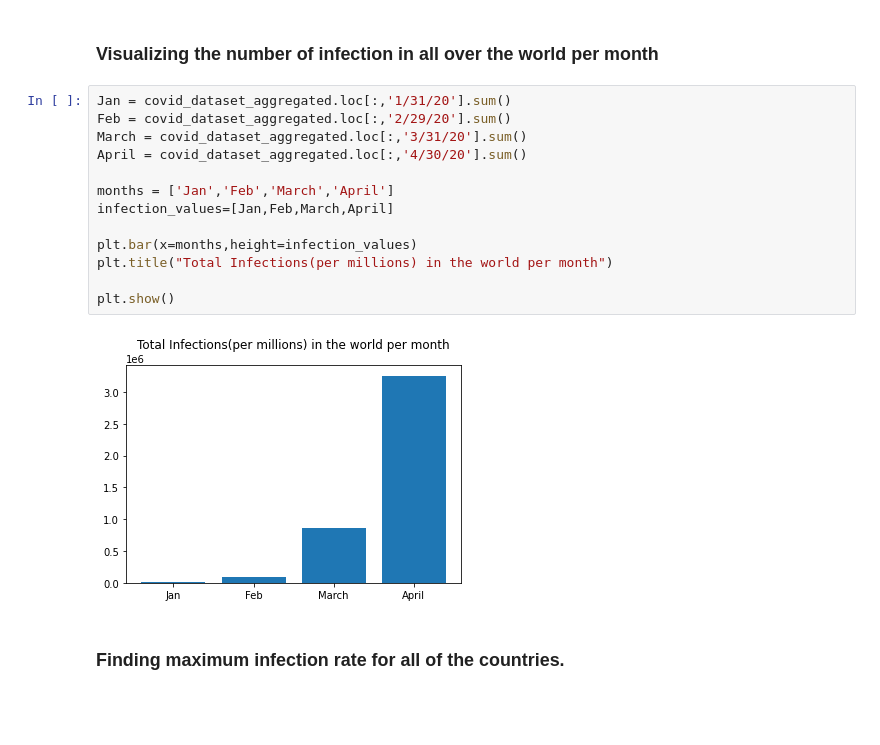
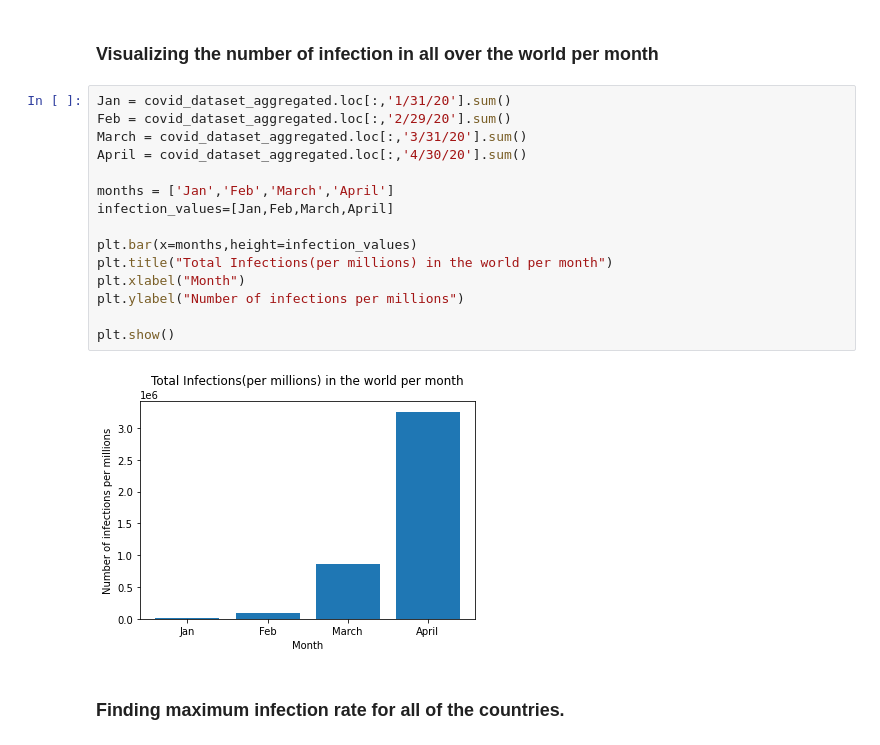
Before and after one commit to AnSaradar/Covid_Analysis, a Jupyter notebook: covid19 data analysis notebook.ipynb, the cells around one changed output. Drawn from its saved outputs; the diff is of its cells as text; blank space fills up the shorter version.

```diff
--- a/covid19 data analysis notebook.ipynb
+++ b/covid19 data analysis notebook.ipynb
@@ -87,18 +92,20 @@ covid_dataset_aggregated.loc['China'].diff().max()
 # %%
 Jan = covid_dataset_aggregated.loc[:,'1/31/20'].sum()
 Feb = covid_dataset_aggregated.loc[:,'2/29/20'].sum()
 March = covid_dataset_aggregated.loc[:,'3/31/20'].sum()
 April = covid_dataset_aggregated.loc[:,'4/30/20'].sum()
 
 months = ['Jan','Feb','March','April']
 infection_values=[Jan,Feb,March,April]
 
 plt.bar(x=months,height=infection_values)
 plt.title("Total Infections(per millions) in the world per month")
+plt.xlabel("Month")
+plt.ylabel("Number of infections per millions")
 
 plt.show()
 # %% [output]
-[figure, old version]
+[figure, new version]
 # %% [markdown]
 ###  Finding maximum infection rate for all of the countries.
 # %%
```
Also changed, not shown: parts of 3 cells of this notebook, 4 other files.
